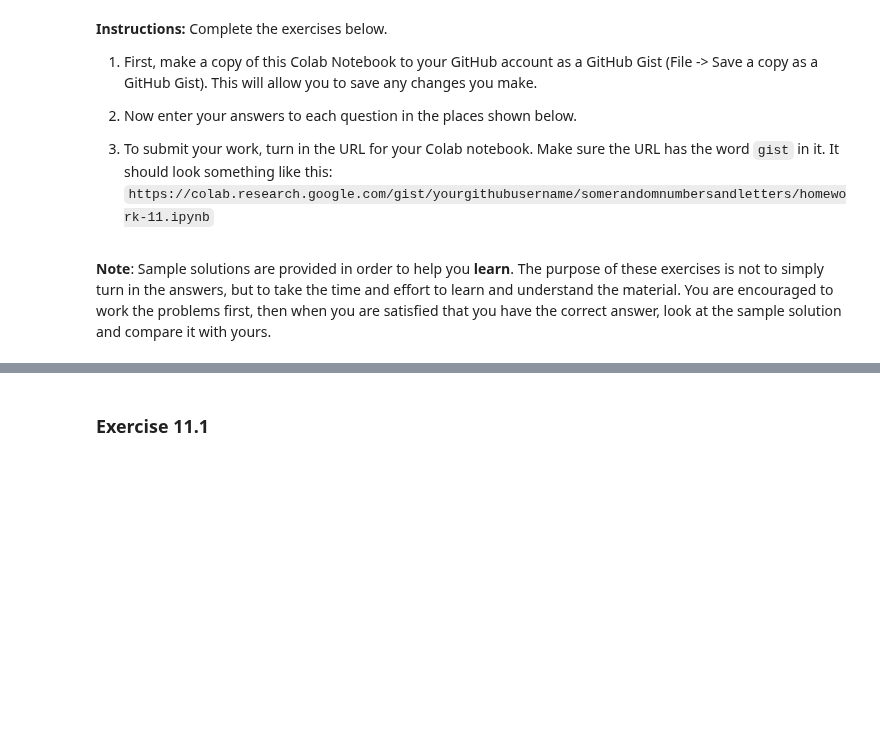
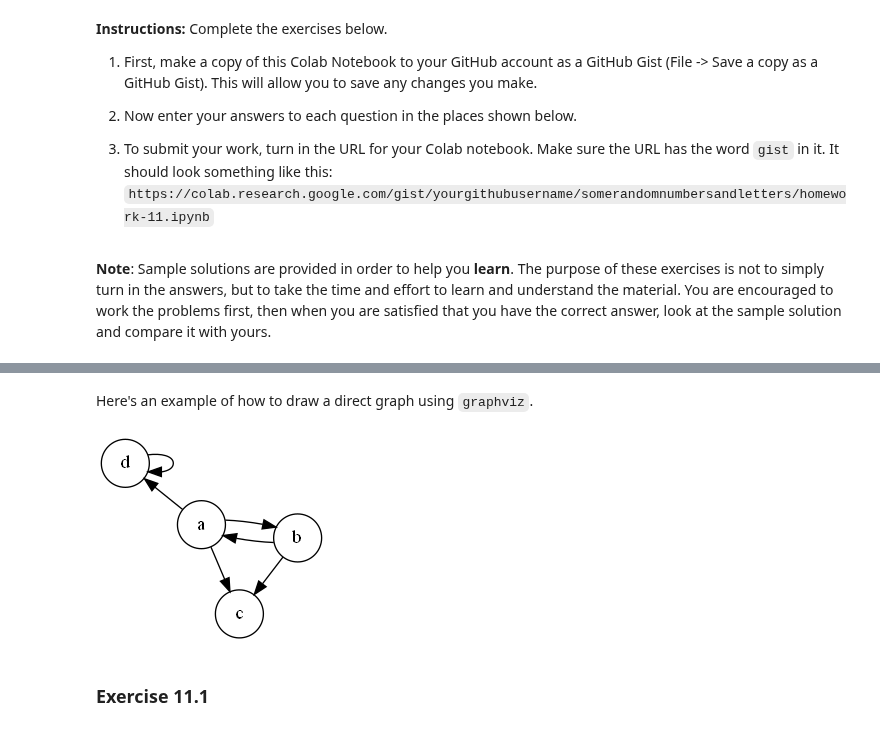
Before and after one commit to byui-cse/cse280-02F21, a Jupyter notebook: homework/homework-11.ipynb, the cells around one changed output, grey strips where cells are left out. Saved outputs shown, nothing was run; the diff lists cells and outputs as text; code cells hidden in the pictures; blank space fills up the shorter version.

```diff
--- a/homework/homework-11.ipynb
+++ b/homework/homework-11.ipynb
@@ -29,3 +51,26 @@ Some of the problems will require you to draw a graph or tree. You may
+# %% [markdown]
+Here's an example of how to draw a direct graph using `graphviz`.
+# %%
+from graphviz import Source
+from IPython.display import Image
+
+sample_directed_graph = '''
+digraph {
+    layout=neato;
+    node [shape=circle];
+    a->b;
+    b->a;
+    a->c;
+    a->d;
+    b->c;
+    d->d;
+  }
+ '''
+g = Source(sample_directed_graph, filename='sample_directed_graph', format='png')
+g.render()
+Image('sample_directed_graph.png')
+# %% [output]
+[figure, added]
 # %% [markdown]
 ### Exercise 11.1
 # %% [markdown]
```
Also changed, not shown: parts of 5 cells of this notebook.
